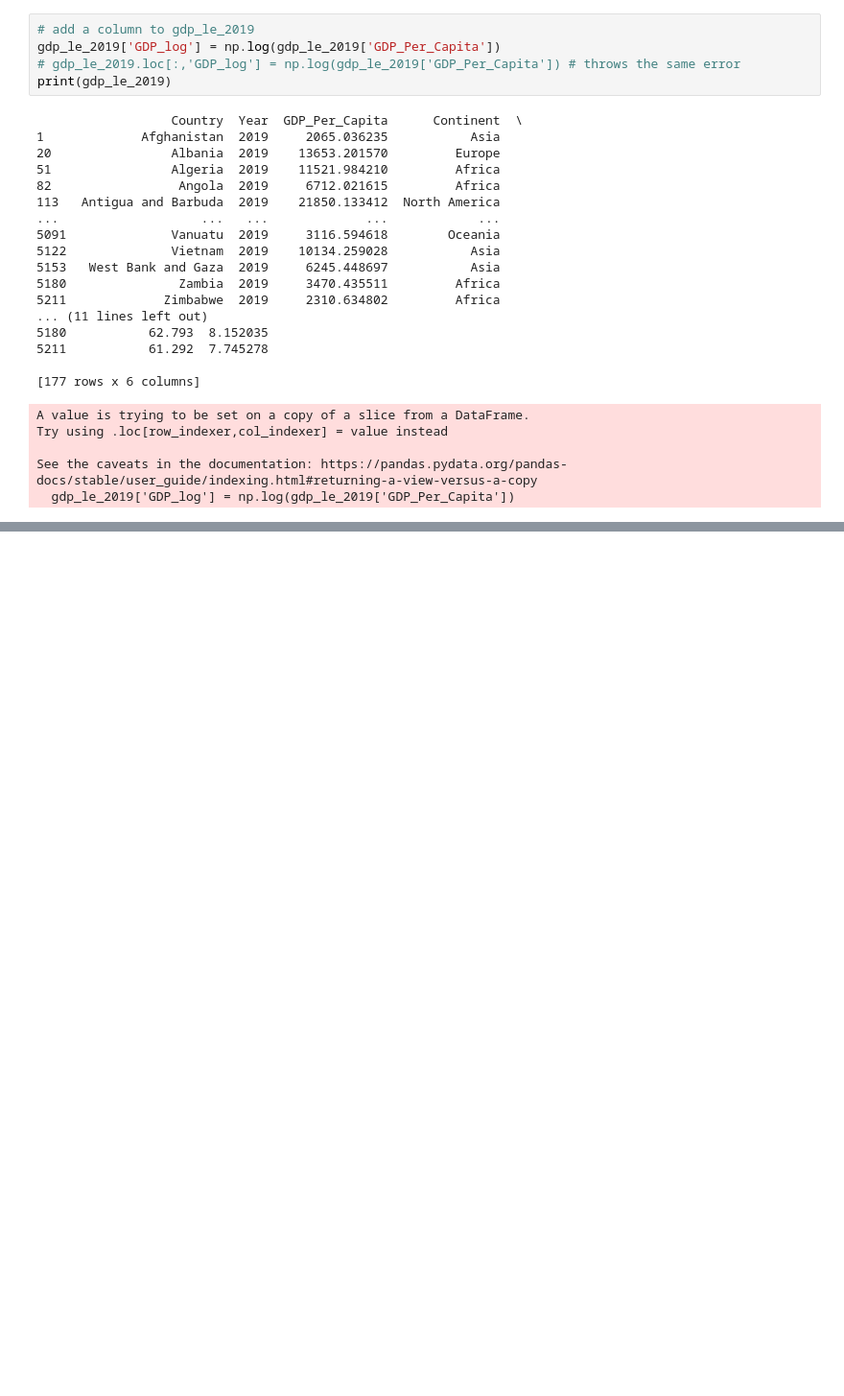
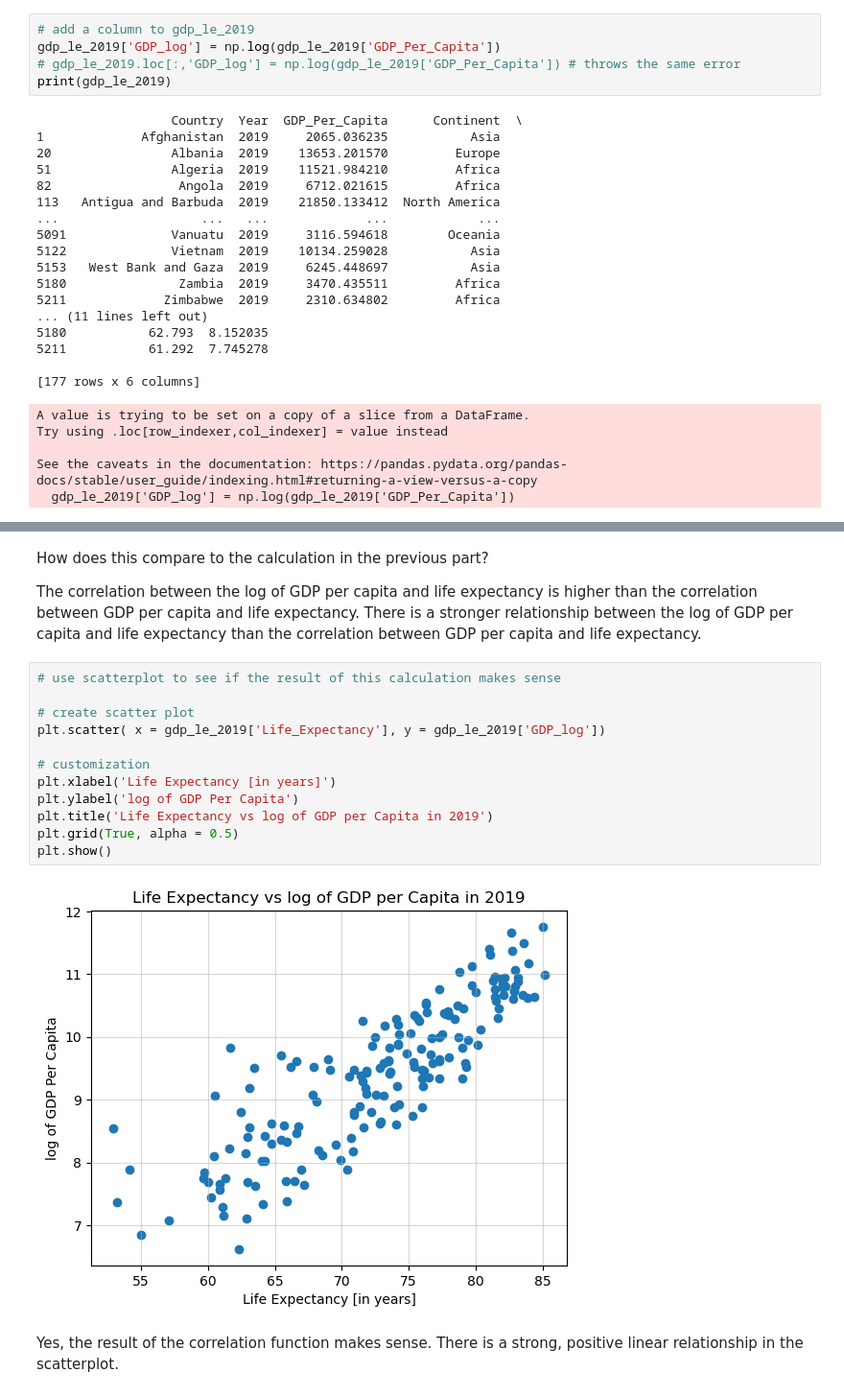
Before and after one commit to nss-data-science-cohort-7/un-exploration-marieljum, a Jupyter notebook: notebooks/UN_Data_Exploration.ipynb, the cells around one changed output, grey strips where cells are left out. Shown at 96% size. Cells and saved outputs as stored; diff of their text form; blank space fills up the shorter version.

```diff
--- a/notebooks/UN_Data_Exploration.ipynb
+++ b/notebooks/UN_Data_Exploration.ipynb
@@ -806,0 +814,21 @@ See the caveats in the documentation: https://pandas.pydata.org/pandas-docs/stab
+# %% [markdown]
+How does this compare to the calculation in the previous part?
+
+The correlation between the log of GDP per capita and life expectancy is higher than the correlation between GDP per capita and life expectancy.
+There is a stronger relationship between the log of GDP per capita and life expectancy than the correlation between GDP per capita and life expectancy.
+# %%
+# use scatterplot to see if the result of this calculation makes sense
+
+# create scatter plot
+plt.scatter( x = gdp_le_2019['Life_Expectancy'], y = gdp_le_2019['GDP_log'])
+
+# customization
+plt.xlabel('Life Expectancy [in years]')
+plt.ylabel('log of GDP Per Capita')
+plt.title('Life Expectancy vs log of GDP per Capita in 2019')
+plt.grid(True, alpha = 0.5)
+plt.show()
+# %% [output]
+[figure, added]
+# %% [markdown]
+Yes, the result of the correlation function makes sense. There is a strong, positive linear relationship in the scatterplot.
```
Also changed, not shown: parts of 1 cell of this notebook.
